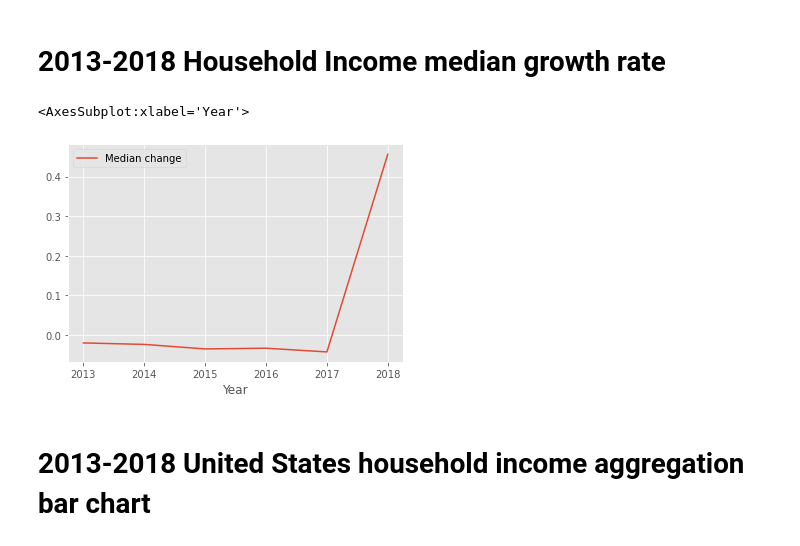
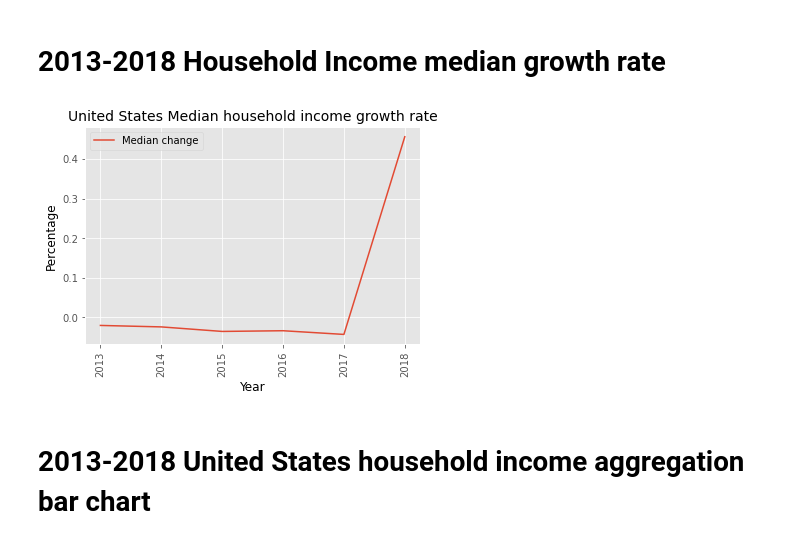
Before and after one commit to Yukti-K/7Park, a Jupyter notebook: Chitra/7park_state_sql_exercises_1_&_2.ipynb, the cells around one changed output. Cells and saved outputs as stored; diff of their text form; code cells hidden in the pictures.

```diff
--- a/Chitra/7park_state_sql_exercises_1_&_2.ipynb
+++ b/Chitra/7park_state_sql_exercises_1_&_2.ipynb
@@ -384,15 +568,21 @@ def getMedian(sums_row):
 # %%
 sums_by_year=state_7yrs.groupby("do_date").agg(['sum']).reset_index()
 sums_by_year.columns = sums_by_year.columns.get_level_values(0)
 sums_by_year["midPointHouseholds"]=sums_by_year["households"]/2
 sums_by_year["median"]=sums_by_year.apply(lambda x: getMedian(x),axis=1)
 sums_by_year['median_change']=sums_by_year["median"].pct_change()
 median_household_income_by_year=pd.DataFrame({'Year':sums_by_year["do_date"],'Median change':sums_by_year["median_change"]})
 median_household_income_by_year.drop([0],inplace=True)
+
 median_household_income_by_year.plot(x="Year",y="Median change")
+plt.title('United States Median household income growth rate', color='black',fontsize='14')
+plt.xlabel("Year", color='black',fontsize='12')
+plt.ylabel("Percentage", color='black',fontsize='12')
+plt.xticks(fontsize=10, rotation=90)
+plt.yticks(fontsize=10)
+plt.show()
 # %% [output]
-<AxesSubplot:xlabel='Year'>
-[figure, old version]
+[figure, new version]
 # %% [markdown]
 <h1>2013-2018 United States household income aggregation bar chart</h1>
 # %%
```
Also changed, not shown: parts of 10 cells of this notebook.
